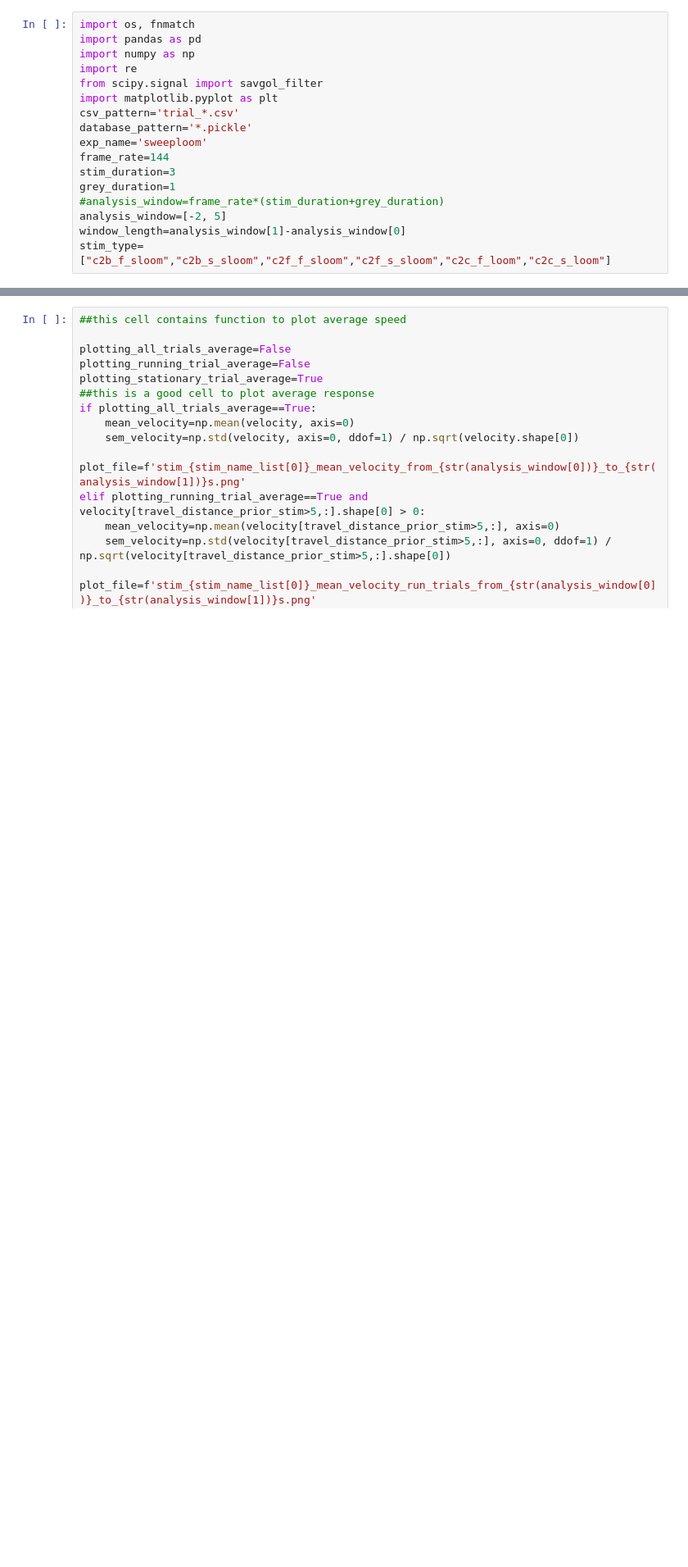
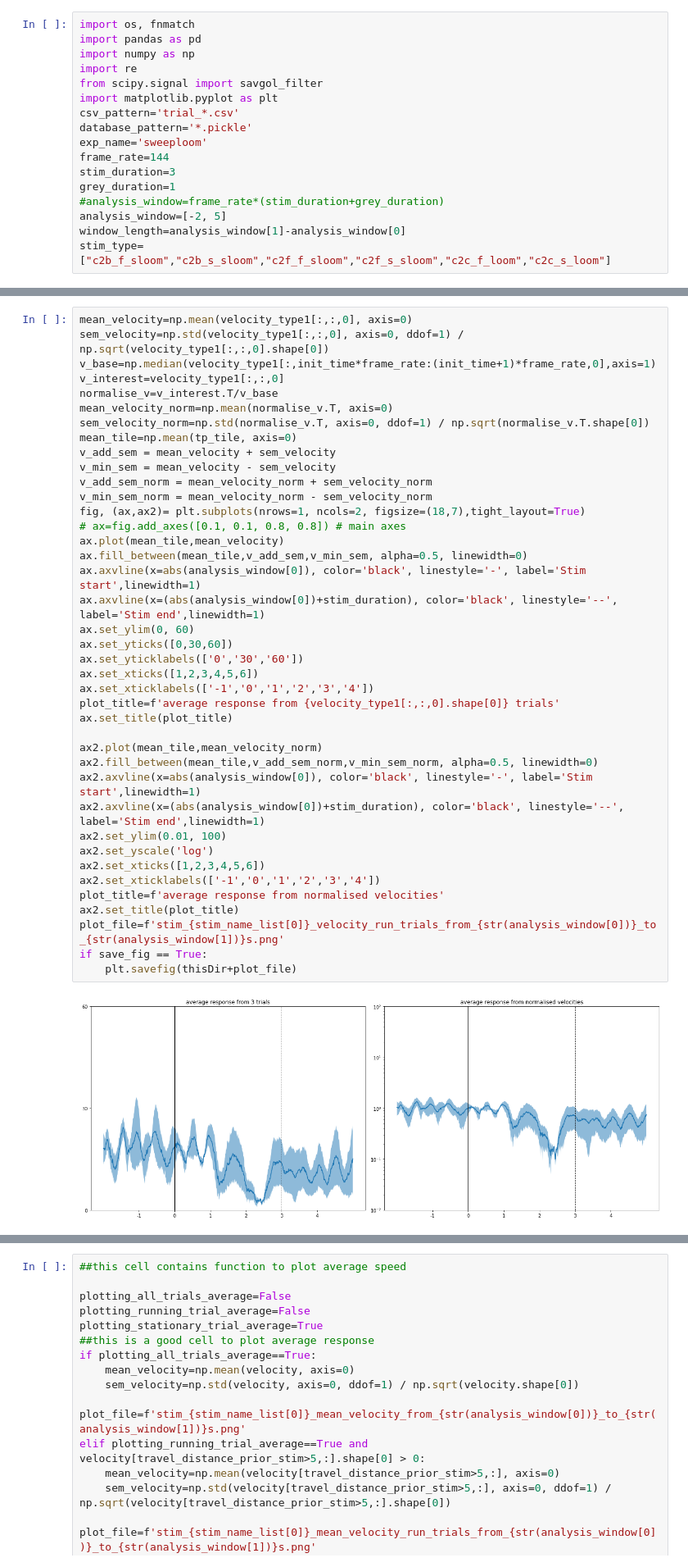
Before and after one commit to chiyu1203/bonfic, a Jupyter notebook: track_ball_notebook.ipynb, the cells around one changed output, grey strips where cells are left out. Shown at 82% size. Cells and saved outputs as stored; diff of their text form; blank space fills up the shorter version.

```diff
--- a/track_ball_notebook.ipynb
+++ b/track_ball_notebook.ipynb
@@ -281,3 +308,45 @@ velocity=travel_distance_fbf*frame_rate
 velocity_rolling=runmean_v[index_points]
 tp=np.linspace(0,window_length,velocity.shape[1])
 tp_tile=np.tile(tp,(velocity.shape[0],1))
+# %%
+mean_velocity=np.mean(velocity_type1[:,:,0], axis=0)
+sem_velocity=np.std(velocity_type1[:,:,0], axis=0, ddof=1) / np.sqrt(velocity_type1[:,:,0].shape[0])
+v_base=np.median(velocity_type1[:,init_time*frame_rate:(init_time+1)*frame_rate,0],axis=1)
+v_interest=velocity_type1[:,:,0]
+normalise_v=v_interest.T/v_base
+mean_velocity_norm=np.mean(normalise_v.T, axis=0)
+sem_velocity_norm=np.std(normalise_v.T, axis=0, ddof=1) / np.sqrt(normalise_v.T.shape[0])
+mean_tile=np.mean(tp_tile, axis=0)
+v_add_sem = mean_velocity + sem_velocity
+v_min_sem = mean_velocity - sem_velocity
+v_add_sem_norm = mean_velocity_norm + sem_velocity_norm
+v_min_sem_norm = mean_velocity_norm - sem_velocity_norm
+fig, (ax,ax2)= plt.subplots(nrows=1, ncols=2, figsize=(18,7),tight_layout=True)
+# ax=fig.add_axes([0.1, 0.1, 0.8, 0.8]) # main axes
+ax.plot(mean_tile,mean_velocity)
+ax.fill_between(mean_tile,v_add_sem,v_min_sem, alpha=0.5, linewidth=0)
+ax.axvline(x=abs(analysis_window[0]), color='black', linestyle='-', label='Stim start',linewidth=1)
+ax.axvline(x=(abs(analysis_window[0])+stim_duration), color='black', linestyle='--', label='Stim end',linewidth=1)
+ax.set_ylim(0, 60)
+ax.set_yticks([0,30,60])
+ax.set_yticklabels(['0','30','60'])
+ax.set_xticks([1,2,3,4,5,6])
+ax.set_xticklabels(['-1','0','1','2','3','4'])
+plot_title=f'average response from {velocity_type1[:,:,0].shape[0]} trials'
+ax.set_title(plot_title)
+
+ax2.plot(mean_tile,mean_velocity_norm)
+ax2.fill_between(mean_tile,v_add_sem_norm,v_min_sem_norm, alpha=0.5, linewidth=0)
+ax2.axvline(x=abs(analysis_window[0]), color='black', linestyle='-', label='Stim start',linewidth=1)
+ax2.axvline(x=(abs(analysis_window[0])+stim_duration), color='black', linestyle='--', label='Stim end',linewidth=1)
+ax2.set_ylim(0.01, 100)
+ax2.set_yscale('log')
+ax2.set_xticks([1,2,3,4,5,6])
+ax2.set_xticklabels(['-1','0','1','2','3','4'])
+plot_title=f'average response from normalised velocities'
+ax2.set_title(plot_title)
+plot_file=f'stim_{stim_name_list[0]}_velocity_run_trials_from_{str(analysis_window[0])}_to_{str(analysis_window[1])}s.png'
+if save_fig == True:
+    plt.savefig(thisDir+plot_file)
+# %% [output]
+[figure, added]
```
Also changed, not shown: parts of 23 cells of this notebook.
